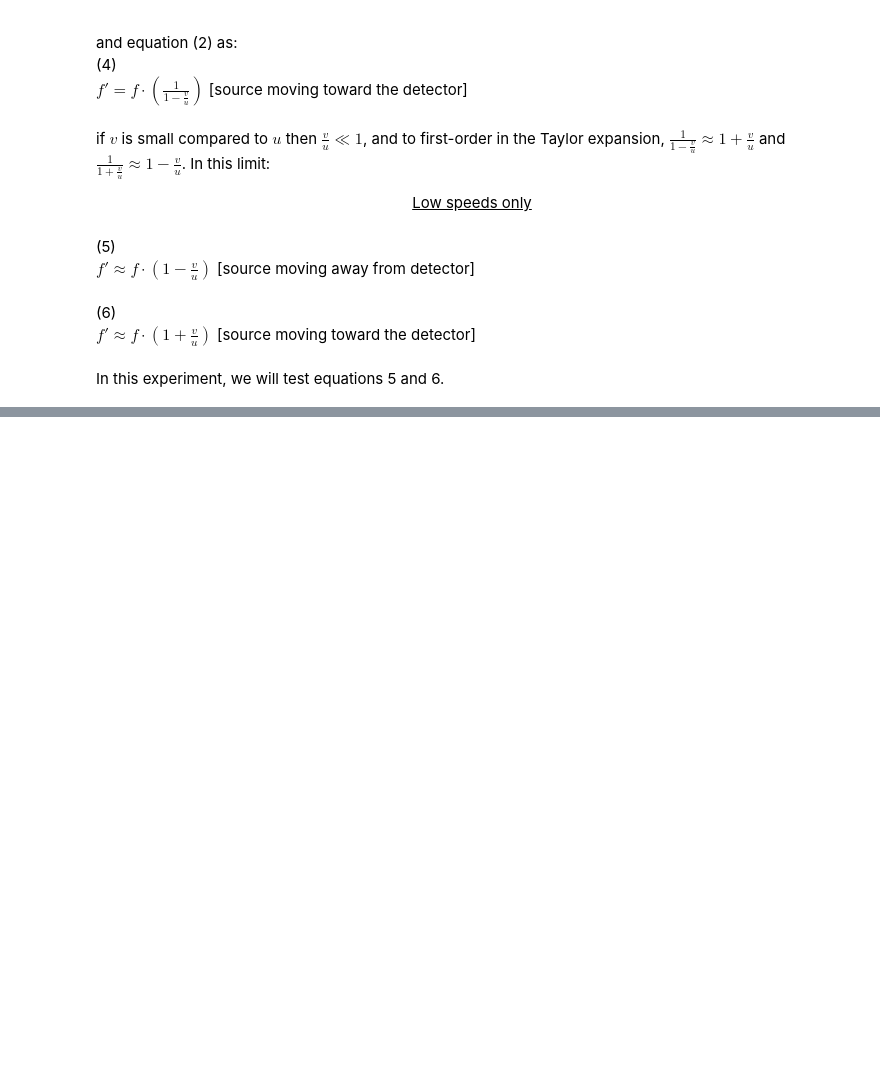
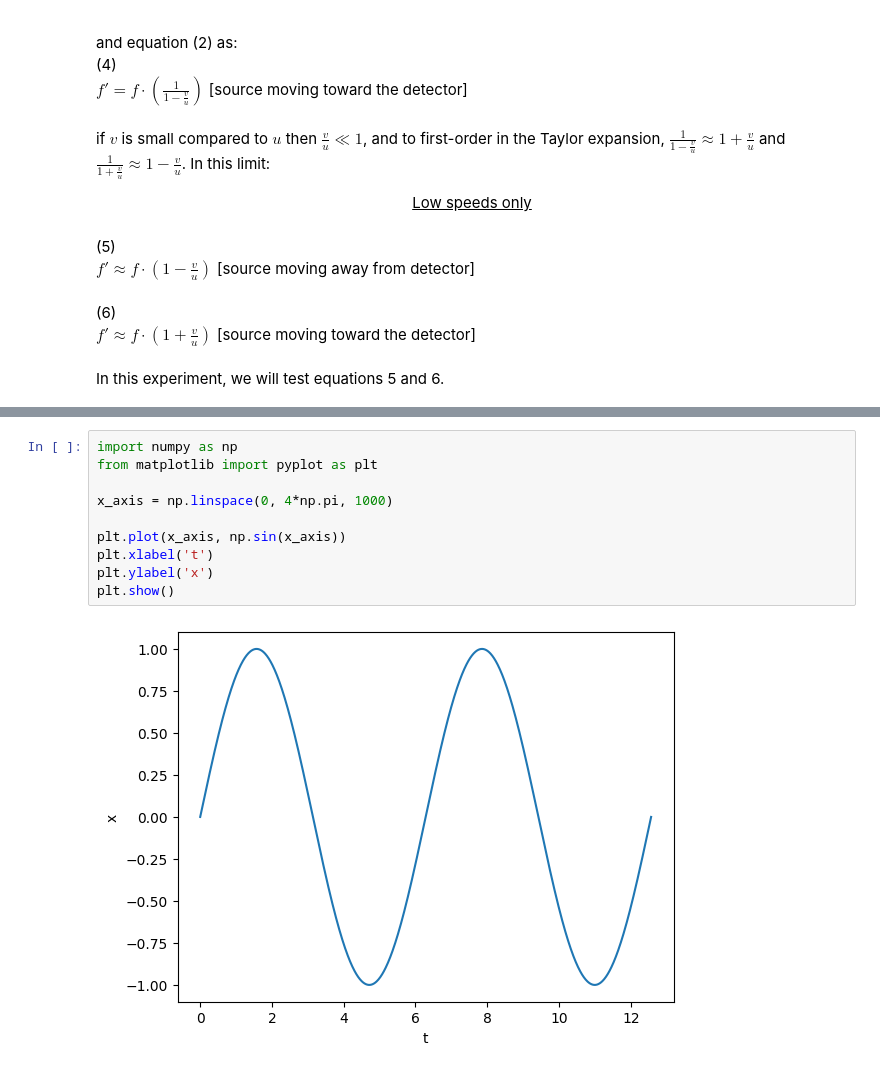
Before and after one commit to brinerk/LabsCapstone, a Jupyter notebook: Lab21/Lab 21.ipynb, the cells around one changed output, grey strips where cells are left out. Drawn from its saved outputs; the diff is of its cells as text; blank space fills up the shorter version.

```diff
--- a/Lab21/Lab 21.ipynb
+++ b/Lab21/Lab 21.ipynb
@@ -45,0 +149,12 @@ In this experiment, we will test equations 5 and 6.
+# %%
+import numpy as np
+from matplotlib import pyplot as plt
+
+x_axis = np.linspace(0, 4*np.pi, 1000)
+
+plt.plot(x_axis, np.sin(x_axis))
+plt.xlabel('t')
+plt.ylabel('x')
+plt.show()
+# %% [output]
+[figure, added]
```
Also changed, not shown: parts of 18 cells of this notebook, 6 other files.
